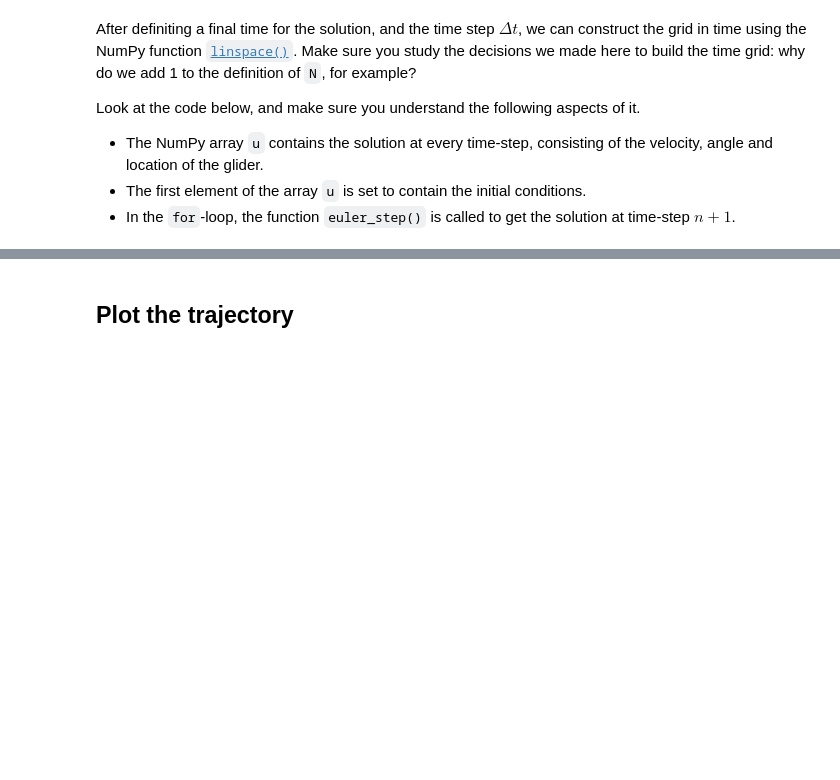
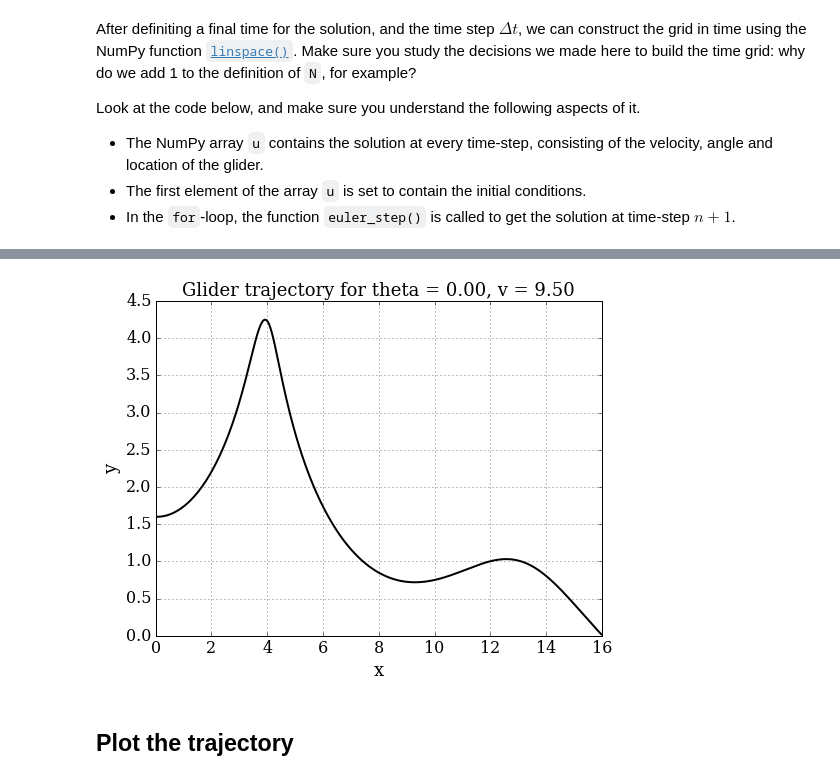
Before and after one commit to kaffeeknecht/numerical-mooc, a Jupyter notebook: working/01_phugoid/01_03_PhugoidFullModel.ipynb, the cells around one changed output, grey strips where cells are left out. Saved outputs shown, nothing was run; the diff lists cells and outputs as text; code cells hidden in the pictures; blank space fills up the shorter version.

```diff
--- a/working/01_phugoid/01_03_PhugoidFullModel.ipynb
+++ b/working/01_phugoid/01_03_PhugoidFullModel.ipynb
@@ -372,3 +440,7 @@ zv.max()
+# %%
+model_plot(0,9.5)
+# %% [output]
+[figure, added]
 # %% [markdown]
 ## Plot the trajectory
 # %%
```
Also changed, not shown: parts of 2 cells of this notebook.
